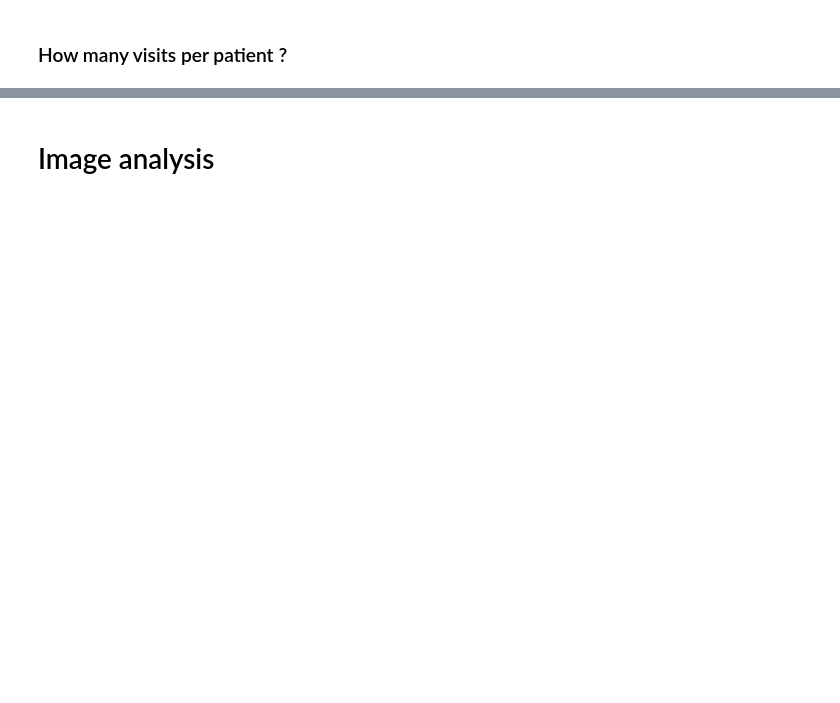
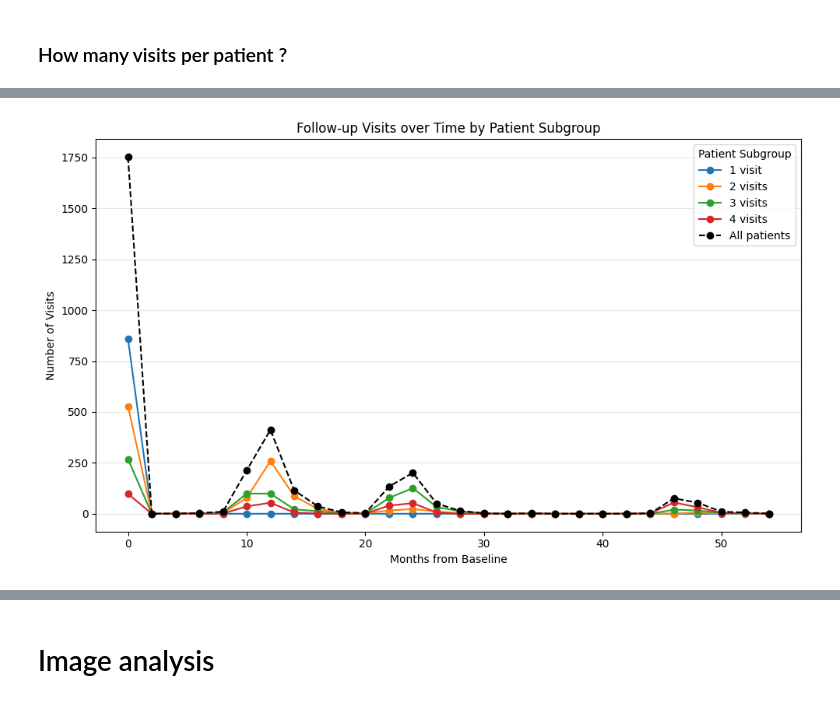
Before and after one commit to PierreFalconnier/mri-preprocessing, a Jupyter notebook: csv_exploration/PPMI_explo/PPMI_utlimate_exploration.ipynb, the cells around one changed output, grey strips where cells are left out. Saved outputs shown, nothing was run; the diff lists cells and outputs as text; code cells hidden in the pictures; blank space fills up the shorter version.

```diff
--- a/csv_exploration/PPMI_explo/PPMI_utlimate_exploration.ipynb
+++ b/csv_exploration/PPMI_explo/PPMI_utlimate_exploration.ipynb
@@ -349,0 +538,72 @@ for pat in patients_changed_diag.index:
+# %%
+# Ensure datetime
+df_unique = df.drop_duplicates(subset=["PATNO", "EVENT_ID"]).copy()
+df_unique["visit_date"] = pd.to_datetime(df_unique["visit_date"], errors="coerce")
+
+# Get baseline date per patient
+baseline_dates = (
+    df_unique[df_unique["EVENT_ID"] == "BL"].groupby("PATNO")["visit_date"].min()
+)
+df_unique["baseline_date"] = df_unique["PATNO"].map(baseline_dates)
+
+# Compute months from baseline
+df_unique["months_from_baseline"] = (
+    df_unique["visit_date"] - df_unique["baseline_date"]
+).dt.days / 30.44
+df_unique = df_unique[df_unique["months_from_baseline"] >= 0]
+
+# Compute total visits per patient
+visits_per_patient = df_unique.groupby("PATNO")["EVENT_ID"].nunique()
+
+
+# Assign subgroups based on total visits
+def assign_visit_group(n):
+    if n == 1:
+        return "1 visit"
+    elif n == 2:
+        return "2 visits"
+    elif n == 3:
+        return "3 visits"
+    elif n == 4:
+        return "4 visits"
+
+    else:
+        return "5+ visits"
+
+
+df_unique["visit_group"] = (
+    df_unique["PATNO"].map(visits_per_patient).map(assign_visit_group)
+)
+df_plot = df_unique[df_unique["months_from_baseline"] <= 60].copy()
+
+
+# Plot
+plt.figure(figsize=(10, 6))
+bins = np.arange(0, df_plot["months_from_baseline"].max() + 1, 2)
+for group_name, group_df in df_unique.groupby("visit_group"):
+    counts, bin_edges = np.histogram(group_df["months_from_baseline"], bins=bins)
+    # Convert counts to cumulative or normalized fraction if desired
+    plt.plot(bin_edges[:-1], counts, marker="o", label=group_name)
+
+
+# Plot full population
+counts_all, _ = np.histogram(df_unique["months_from_baseline"], bins=bins)
+plt.plot(
+    bin_edges[:-1],
+    counts_all,
+    marker="o",
+    color="black",
+    linestyle="--",
+    label="All patients",
+)
+
+
+plt.title("Follow-up Visits over Time by Patient Subgroup")
+plt.xlabel("Months from Baseline")
+plt.ylabel("Number of Visits")
+plt.grid(axis="y", alpha=0.3)
+plt.legend(title="Patient Subgroup")
+plt.tight_layout()
+plt.show()
+# %% [output]
+[figure, added]
```
Also changed, not shown: parts of 36 cells of this notebook, 2 other files.
